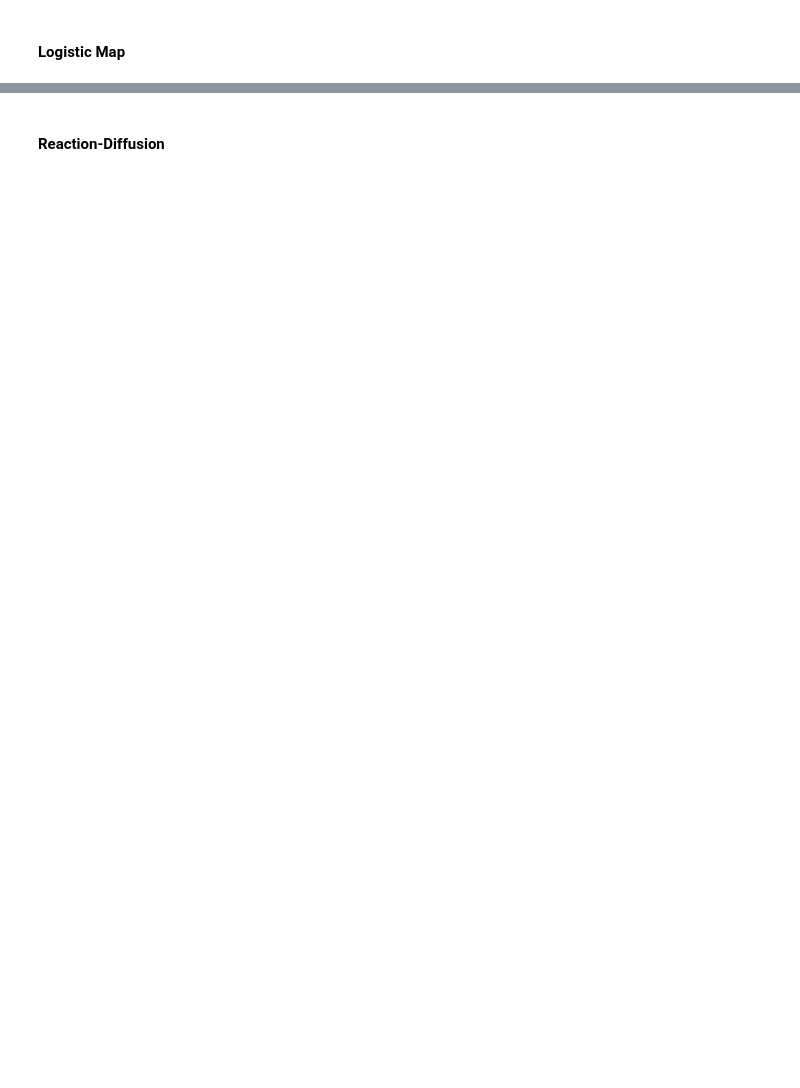
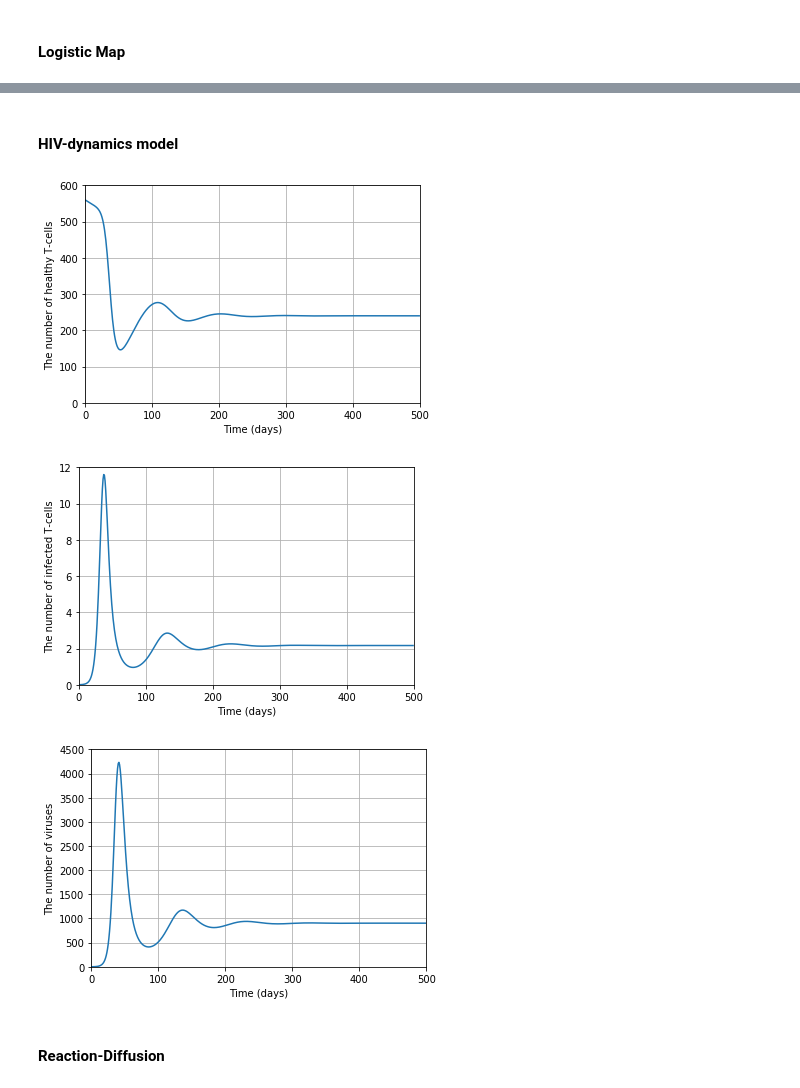
Before and after one commit to zthurman/fizzpy, a Jupyter notebook: Notebooks/Tensorflow/Nonlinear Dynamics.ipynb, the cells around one changed output, grey strips where cells are left out. Drawn from its saved outputs; the diff is of its cells as text; code cells hidden in the pictures; blank space fills up the shorter version.

Commit message:
added the HIV dynamics model without peer review

```diff
--- a/Notebooks/Tensorflow/Nonlinear Dynamics.ipynb
+++ b/Notebooks/Tensorflow/Nonlinear Dynamics.ipynb
@@ -71,4 +71,47 @@ Text(0,0.5,'$x_n$')
 [figure]
+# %% [markdown]
+#### HIV-dynamics model
+# %%
+# Model Parameters
+
+s = 10
+d = 0.02
+u1 = 0.24
+u2 = 2.4
+beta = 2.4e-5
+k = 100
+inits = [560, 0, 1]
+
+# HIV-dynamics model - branching out into other third order biological systems
+
+def hiv_dynamics(state, t):
+    x1, x2, x3 = tf.unstack(state)
+    dx1 = -d*x1 - beta*x1*x3 + s
+    dx2 = -u2*x2 + beta*x1*x3
+    dx3 = k*x2 - u1*x3
+    return tf.stack([dx1, dx2, dx3])
+
+# Session Definition
+
+sess = tf.Session()
+state, info = sess.run(hp.generate_odesolution(hiv_dynamics, inits, t0=0, tfinal=500, n=500))
+x, y, z = state.T
+
+# Plot the things
+
+hp.plotface(x, xlim=[0, 500], ylim=[0, 600],
+            xlabel='Time (days)', ylabel='The number of healthy T-cells',
+            grid=1)
+hp.plotface(y, xlim=[0, 500], ylim=[0, 12],
+            xlabel='Time (days)', ylabel='The number of infected T-cells',
+            grid=1)
+hp.plotface(z, xlim=[0, 500], ylim=[0, 4500],
+            xlabel='Time (days)', ylabel='The number of viruses',
+            grid=1)
+# %% [output]
+[figure, added]
+[figure, added]
+[figure, added]
 # %% [markdown]
 #### Reaction-Diffusion
 # %%
```
Also changed, not shown: parts of 2 cells of this notebook, 3 other files.
